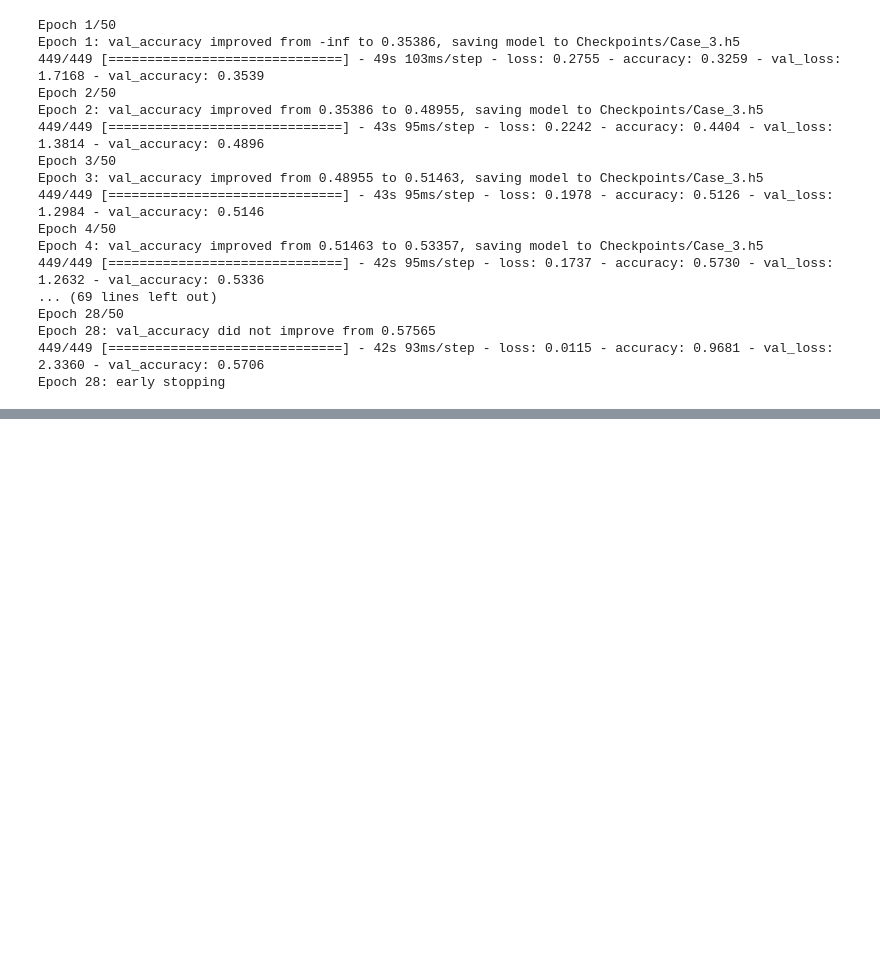
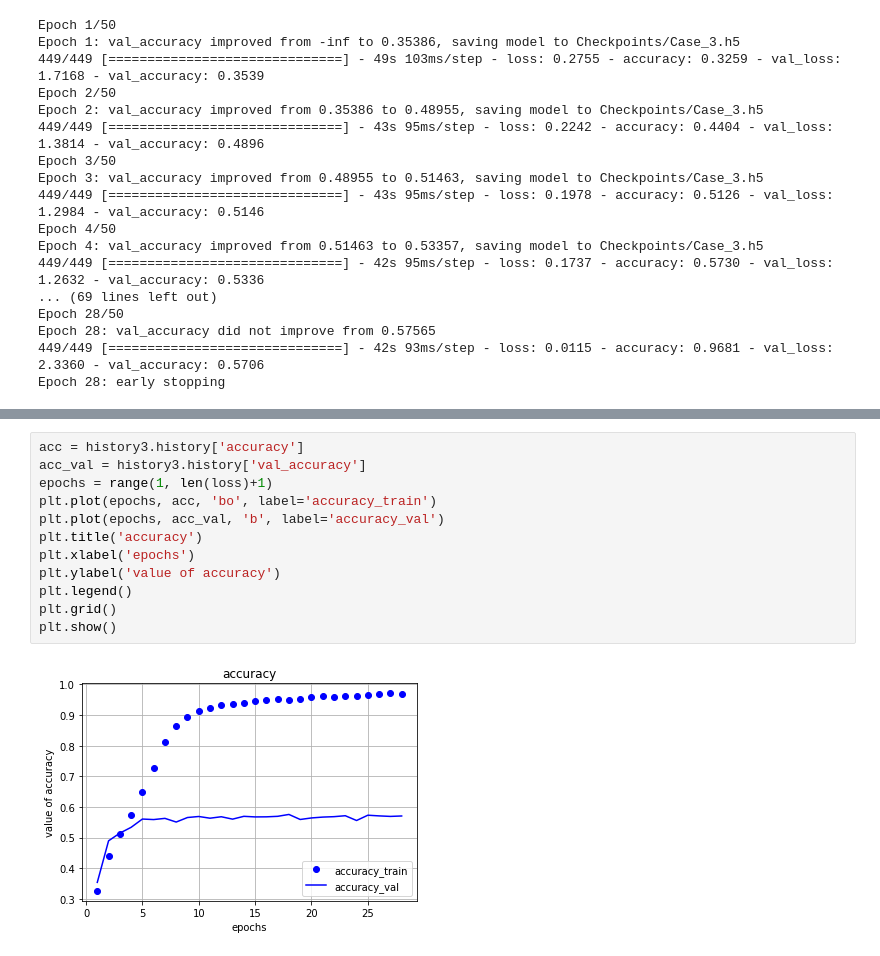
Before and after one commit to rohitrv8922/Face-Emotion-Recognition-Detection, a Jupyter notebook: Face_Emotion_Recognition.ipynb, the cells around one changed output, grey strips where cells are left out. Cells and saved outputs as stored; diff of their text form; blank space fills up the shorter version.

```diff
--- a/Face_Emotion_Recognition.ipynb
+++ b/Face_Emotion_Recognition.ipynb
@@ -590,0 +635,14 @@ Epoch 28: early stopping
+# %%
+acc = history3.history['accuracy']
+acc_val = history3.history['val_accuracy']
+epochs = range(1, len(loss)+1)
+plt.plot(epochs, acc, 'bo', label='accuracy_train')
+plt.plot(epochs, acc_val, 'b', label='accuracy_val')
+plt.title('accuracy')
+plt.xlabel('epochs')
+plt.ylabel('value of accuracy')
+plt.legend()
+plt.grid()
+plt.show()
+# %% [output]
+[figure, added]
```
Also changed, not shown: parts of 6 cells of this notebook.
